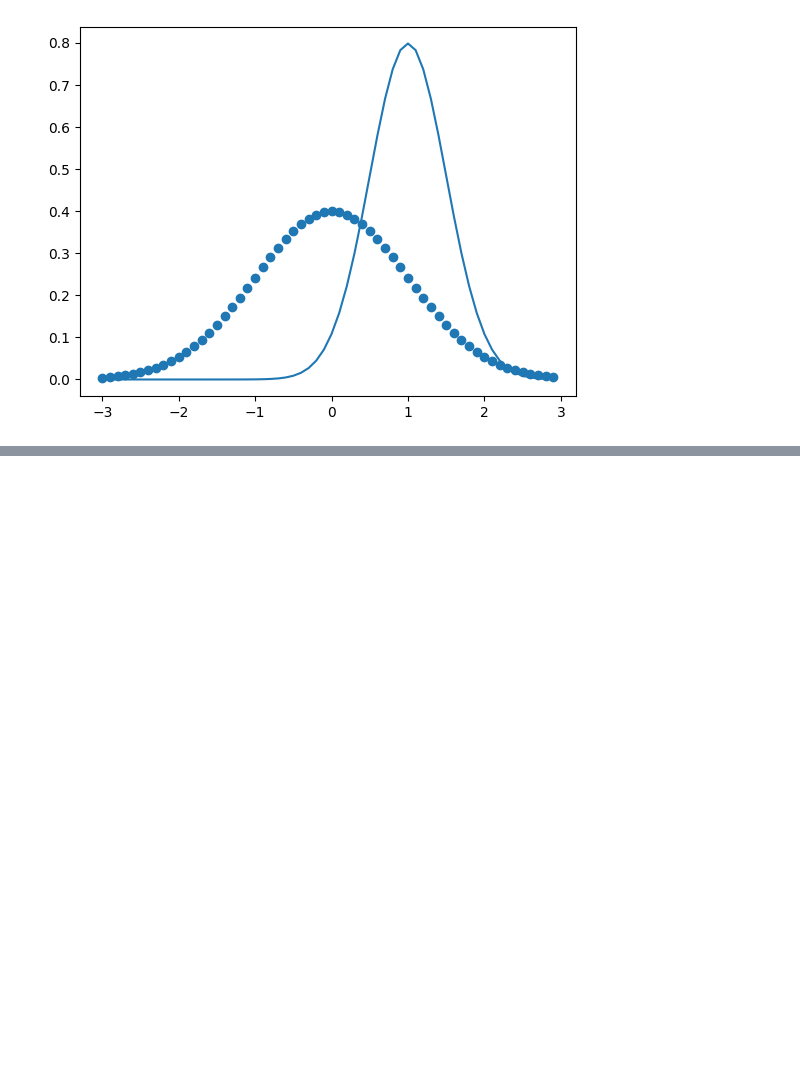
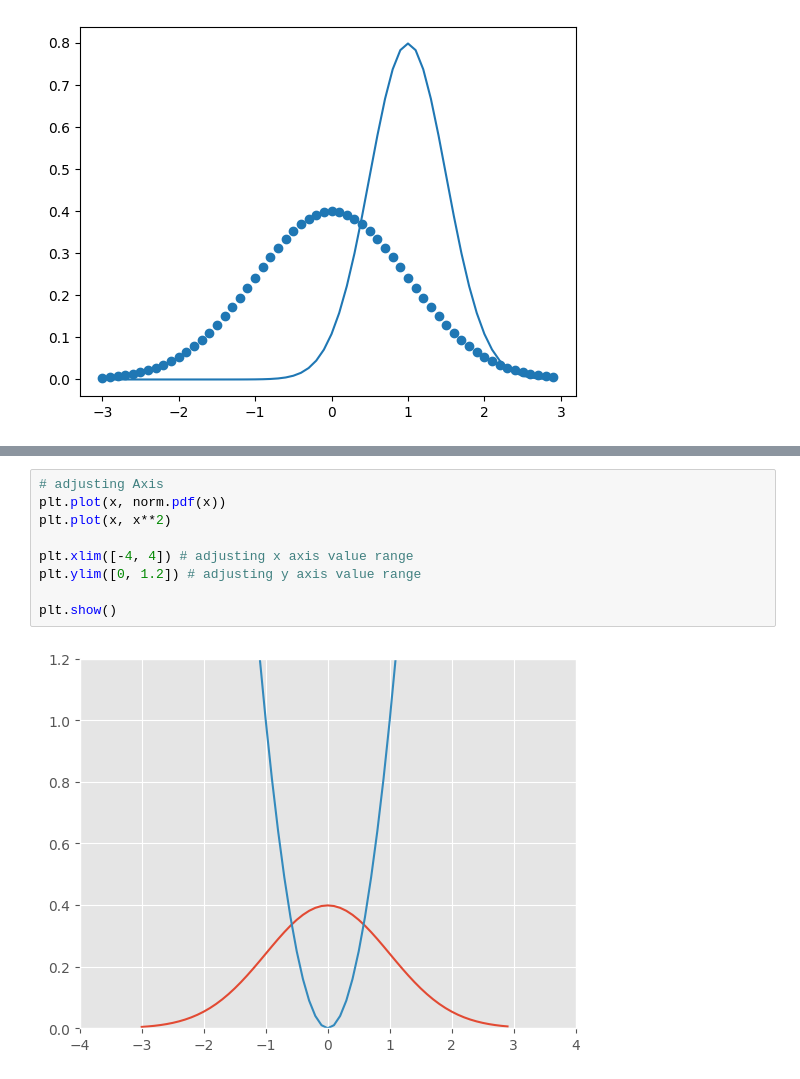
Before and after one commit to karthik-k11/Data-Science-Libraries-Practice, a Jupyter notebook: Matplotlib_practice.ipynb, the cells around one changed output, grey strips where cells are left out. Cells and saved outputs as stored; diff of their text form; blank space fills up the shorter version.

```diff
--- a/Matplotlib_practice.ipynb
+++ b/Matplotlib_practice.ipynb
@@ -51,0 +62,11 @@ plt.show() # Show the plot
+# %%
+# adjusting Axis
+plt.plot(x, norm.pdf(x))
+plt.plot(x, x**2)
+
+plt.xlim([-4, 4]) # adjusting x axis value range
+plt.ylim([0, 1.2]) # adjusting y axis value range
+
+plt.show()
+# %% [output]
+[figure, added]
```
Also changed, not shown: parts of 3 cells of this notebook.
